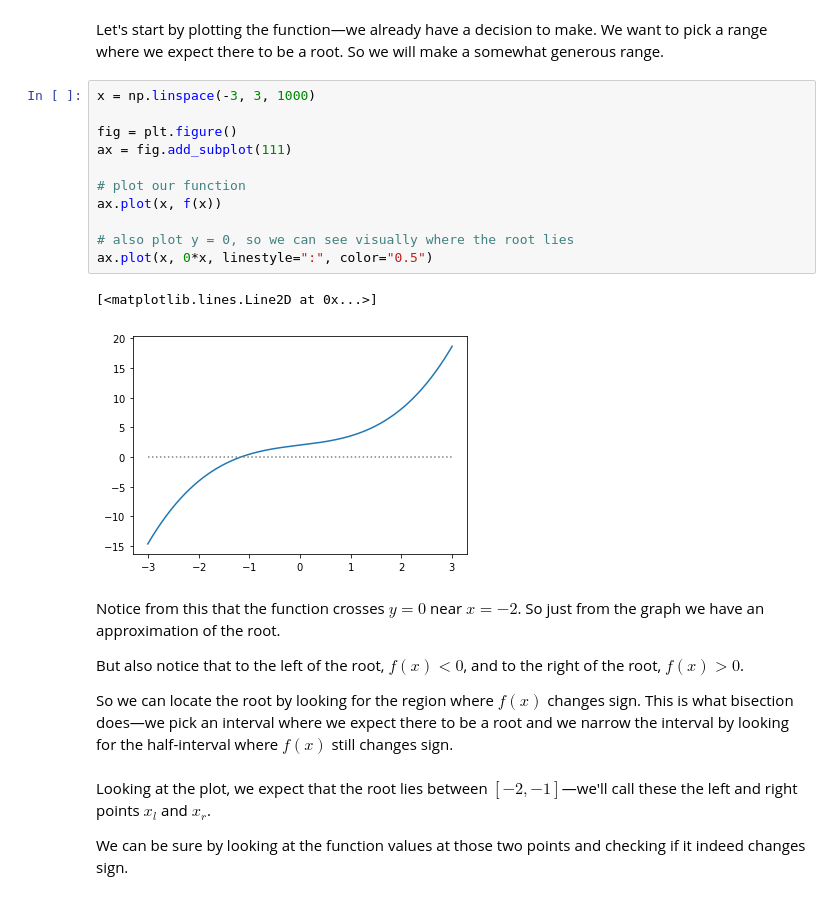
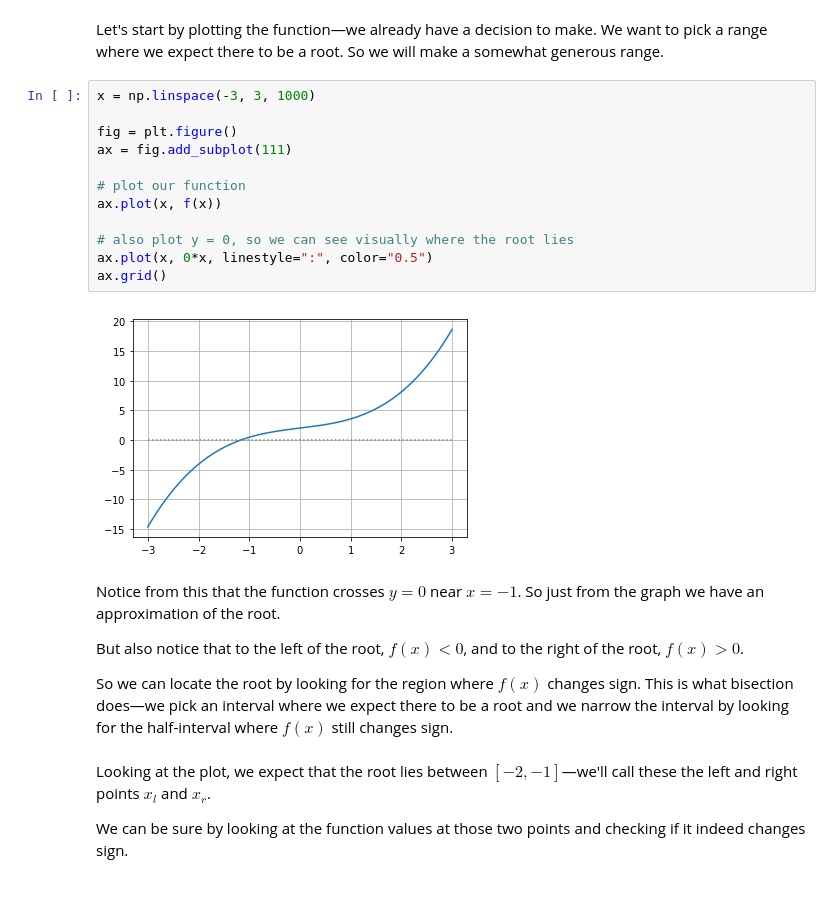
Before and after one commit to zingale/comp_astro_tutorial, a Jupyter notebook: content/03-roots/03-root-finding.ipynb, the cells around one changed output. Cells and saved outputs as stored; diff of their text form.

```diff
--- a/content/03-roots/03-root-finding.ipynb
+++ b/content/03-roots/03-root-finding.ipynb
@@ -21,19 +21,19 @@ Let's start by plotting the function&mdash;we already have a decision to make.
 # %%
 x = np.linspace(-3, 3, 1000)
 
 fig = plt.figure()
 ax = fig.add_subplot(111)
 
 # plot our function
 ax.plot(x, f(x))
 
 # also plot y = 0, so we can see visually where the root lies
 ax.plot(x, 0*x, linestyle=":", color="0.5")
+ax.grid()
 # %% [output]
-[<matplotlib.lines.Line2D at 0x...>]
-[figure, old version]
+[figure, new version]
 # %% [markdown]
-Notice from this that the function crosses $y = 0$ near $x = -2$.  So just from the graph we have an approximation of the root.
+Notice from this that the function crosses $y = 0$ near $x = -1$.  So just from the graph we have an approximation of the root.
 
 But also notice that to the left of the root, $f(x) < 0$, and to the right of the root, $f(x) > 0$.
 
```
Also changed, not shown: parts of 14 cells of this notebook, 3 other files.
